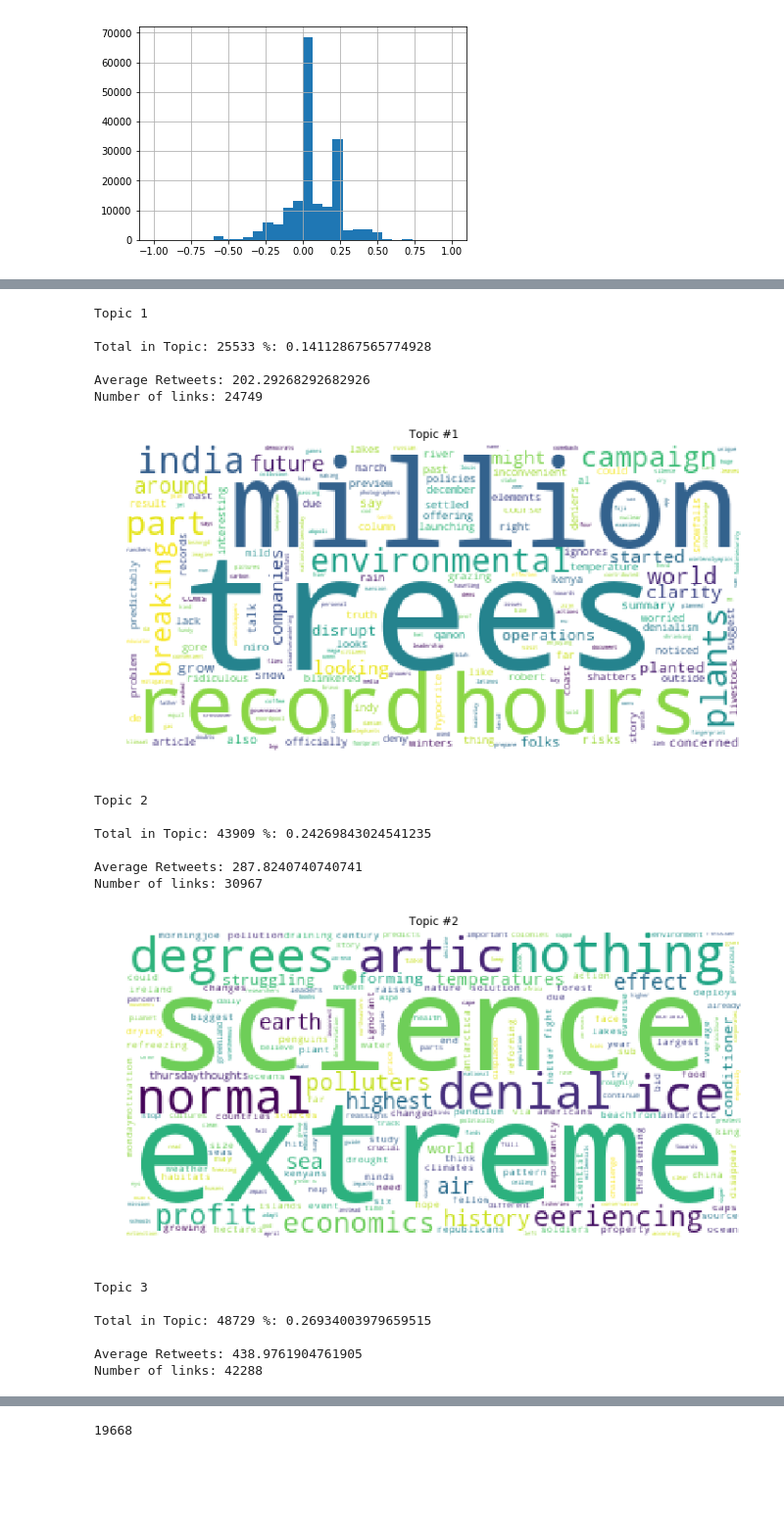
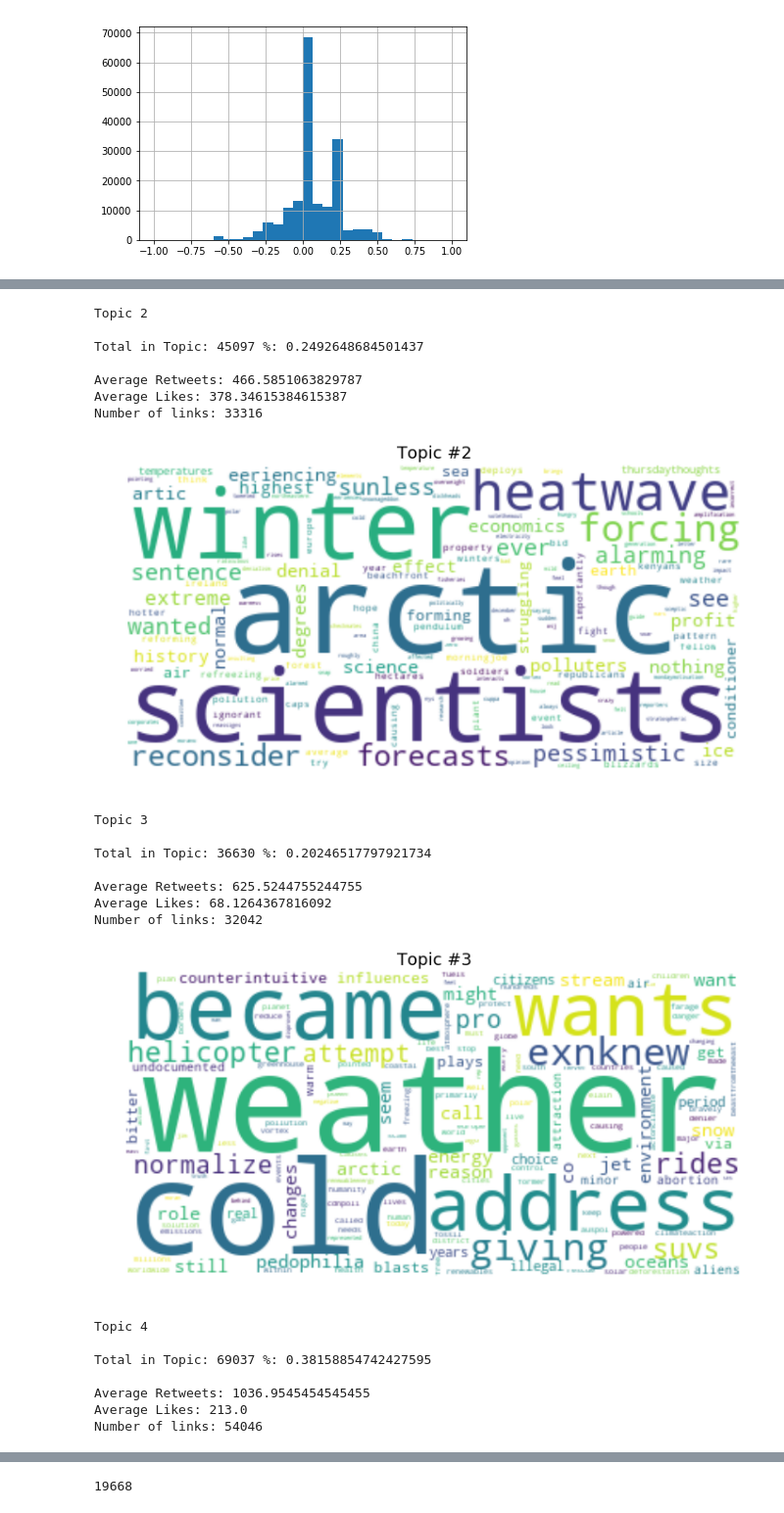
Before and after one commit to emilyageller/Geller_Metis, a Jupyter notebook: Project 4/Project4_CV_LDA.ipynb, the cells around one changed output, grey strips where cells are left out. Shown at 98% size. Saved outputs shown, nothing was run; the diff lists cells and outputs as text; code cells hidden in the pictures; blank space fills up the shorter version.

```diff
--- a/Project 4/Project4_CV_LDA.ipynb
+++ b/Project 4/Project4_CV_LDA.ipynb
@@ -85,7 +85,7 @@ Add column with topic for document
 # %%
 def nltk_stopwords():
     stopwords = nltk.corpus.stopwords.words('english')
-    newStopWords = ['change','global', 'warming', 'climate', 'climatechange', 'globalwarming', 'climate change', 'global warming', 'new', 'means']
+    newStopWords = ['change','global','even', 'warming', 'climate', 'climatechange', 'globalwarming', 'climate change', 'global warming', 'new', 'means']
     stopwords.extend(newStopWords)
 
     return stopwords
@@ -510,18 +724,33 @@ fullDF[fullDF.topic_LDA == 0].contains_url.sum()
 # %%
+from PIL import Image
+from wordcloud import ImageColorGenerator
+earth_coloring = np.array(Image.open('./img/earth-1.en.png'))
+image_colors = ImageColorGenerator(earth_coloring)
+
 count_total = fullDF['Polarity'].count()
 
 for t in range(4):
+    plt.figure(figsize = (12,16))
+    count_topic = fullDF[(fullDF.topic_LDA == t)]['Polarity'].count()
+    wc = WordCloud(background_color='white', colormap = plt.cm.viridis, stopwords = {'science'}).fit_words(dict(get_word_freq(t, all_lda, 150, vocab)))
 
-    count_topic = fullDF[(fullDF.topic_LDA == t)]['Polarity'].count()
-    print('Topic', t)
+    print('Topic', t+1)
     print('')
     print('Total in Topic:', count_topic, '%:', count_topic/count_total)
     print('')
     print('Average Retweets:', np.mean(fullDF[fullDF.topic_LDA == t].retweet_count.unique()))
+    print('Average Likes:', np.mean(fullDF[fullDF.topic_LDA == t].favorite_count.unique()))
     print('Number of links:', fullDF[fullDF.topic_LDA == t].contains_url.sum())
-    plt.figure(figsize = (12,16))
-    plt.imshow(WordCloud(background_color='white', stopwords = nltk_stopwords()).fit_words(dict(get_word_freq(t, all_lda, 200, vocab))))
+
+    plt.imshow(wc, interpolation = 'bilinear')
     plt.axis('off')
-    plt.title('Topic #' + str(t))
+
+    #plt.imshow(wc.recolor(color_func = image_colors), interpolation = 'bilinear')
+    #plt.axis('off')
+    #plt.figure()
+    #plt.imshow(earth_coloring, cmap = plt.cm.gray, interpolation = 'bilinear')
+    #plt.axis('off')
+    plt.title('Topic #' + str(t+1), fontsize = 18)
+    plt.savefig('./img/wordcloud_topic'+str(t+1), bbox_inches = 'tight')
     plt.show();
 # %% [output]
@@ -535,20 +765,23 @@ Number of links: 51261
-Topic 1
+Topic 2
 
-Total in Topic: 25533 %: 0.14112867565774928
+Total in Topic: 45097 %: 0.2492648684501437
 
-Average Retweets: 202.29268292682926
-Number of links: 24749
+Average Retweets: 466.5851063829787
+Average Likes: 378.34615384615387
+Number of links: 33316
-[figure, old version]
+[figure, new version]
-Topic 2
+Topic 3
 
-Total in Topic: 43909 %: 0.24269843024541235
+Total in Topic: 36630 %: 0.20246517797921734
 
-Average Retweets: 287.8240740740741
-Number of links: 30967
+Average Retweets: 625.5244755244755
+Average Likes: 68.1264367816092
+Number of links: 32042
-[figure, old version]
+[figure, new version]
-Topic 3
+Topic 4
 
-Total in Topic: 48729 %: 0.26934003979659515
+Total in Topic: 69037 %: 0.38158854742427595
 
-Average Retweets: 438.9761904761905
-Number of links: 42288
+Average Retweets: 1036.9545454545455
+Average Likes: 213.0
+Number of links: 54046
```
Also changed, not shown: parts of 50 cells of this notebook, 9 other files.
